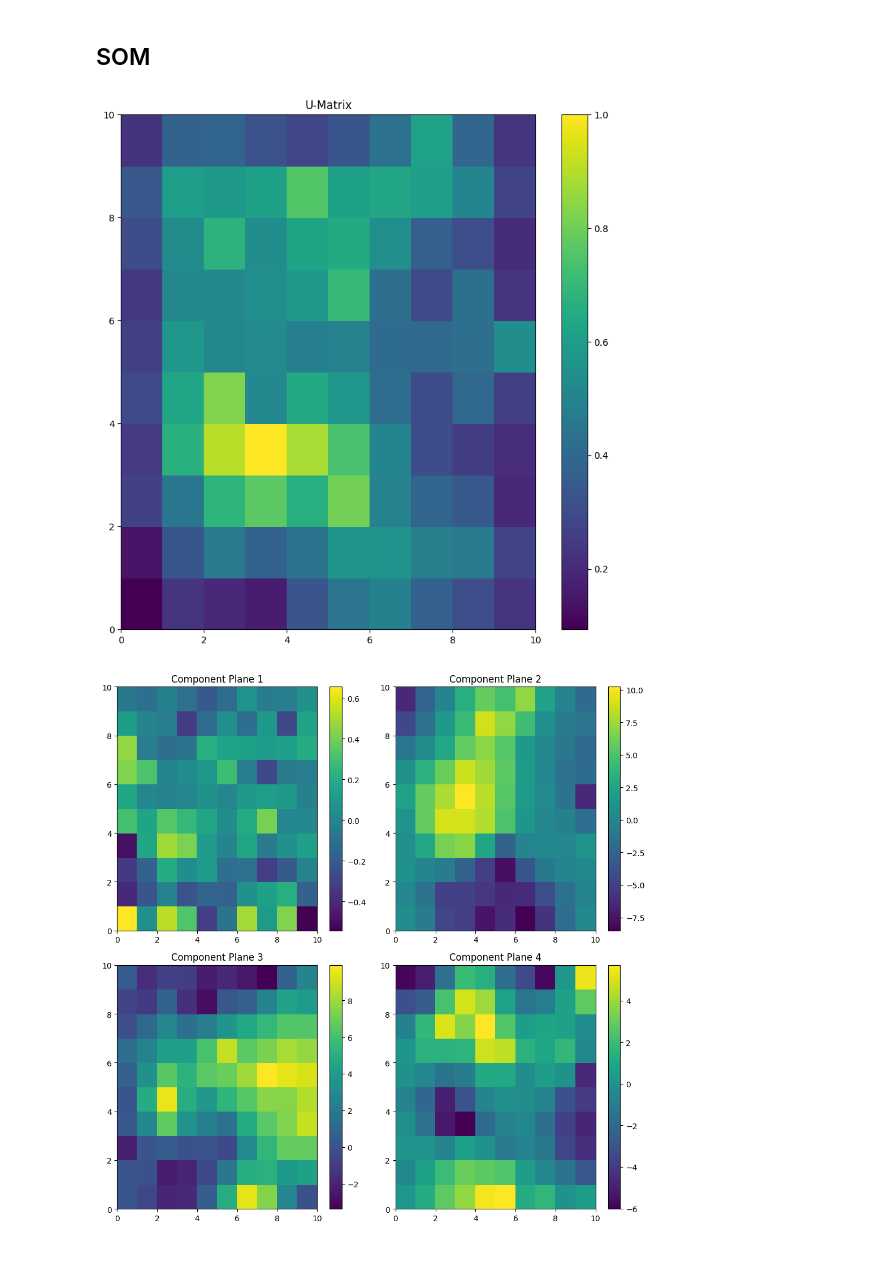
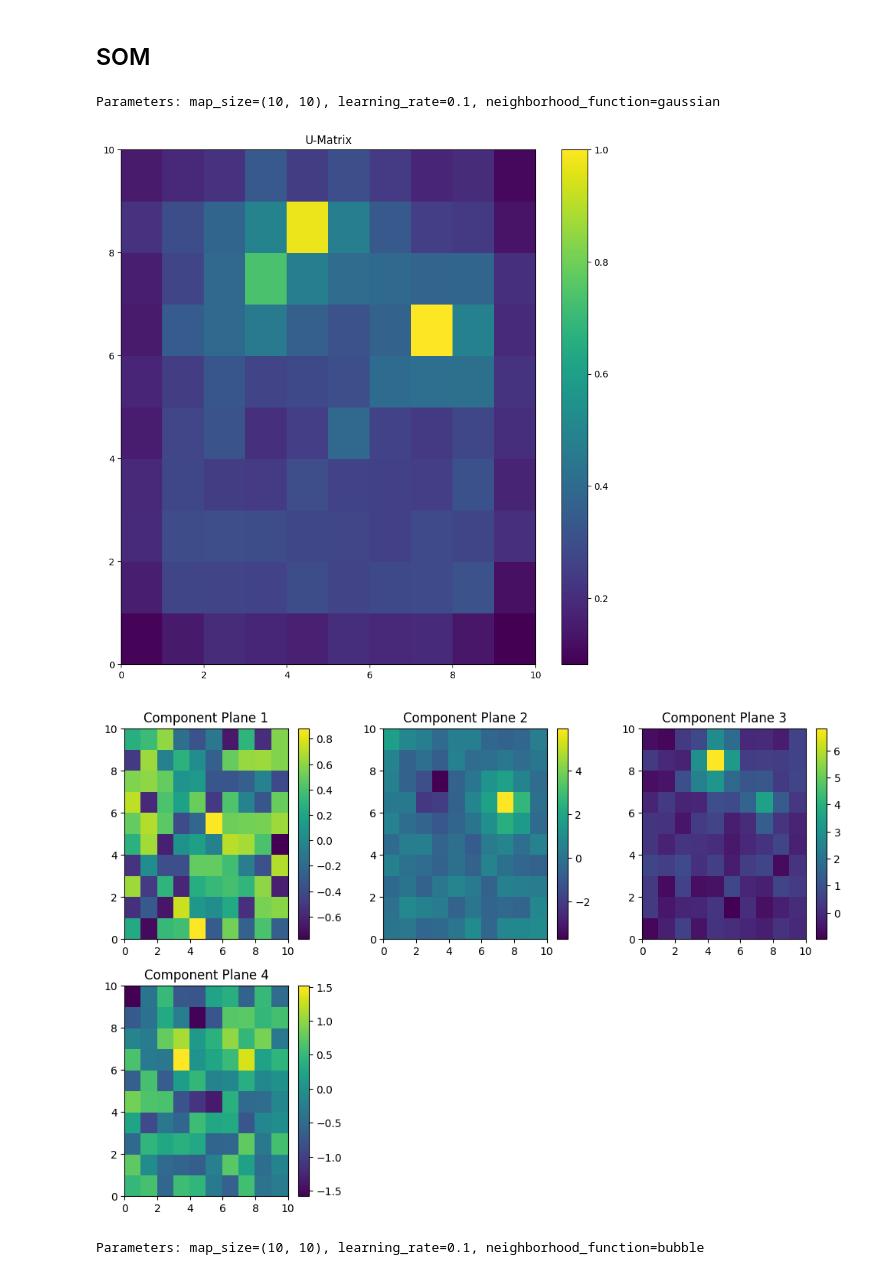
Before and after one commit to miqalvarez/A3, a Jupyter notebook: a3-data-exercise.ipynb, the cells around one changed output. Saved outputs shown, nothing was run; the diff lists cells and outputs as text; code cells hidden in the pictures.

```diff
--- a/a3-data-exercise.ipynb
+++ b/a3-data-exercise.ipynb
@@ -167,34 +172,39 @@ plt.show()
 # %%
 from minisom import MiniSom
 
 # Define SOM parameters
-map_size = (10, 10)  # Adjust map size as needed (minimum of 100 neurons)
-learning_rate = 0.5
-neighborhood_function = 'gaussian'  # Other options: 'bubble', 'triangle'
+m = [(10, 10), (15, 15)]
+l = [0.1, 0.5, 0.9]
+n = ['gaussian', 'bubble', 'triangle']
 
-# Create and train the SOM
-som = MiniSom(map_size[0], map_size[1], X.shape[1], learning_rate=learning_rate)
-som.train(X.values, 1000)
+for map_size in m:
+    for learning_rate in l:
+        for neighborhood_function in n:
+            print(f'Parameters: map_size={map_size}, learning_rate={learning_rate}, neighborhood_function={neighborhood_function}')
 
+            # Create and train the SOM
+            som = MiniSom(map_size[0], map_size[1], X.shape[1], learning_rate=learning_rate, neighborhood_function=neighborhood_function)
+            som.train(X.values, 100)
 
-# Visualize the SOM results
-# Plot the U-Matrix
-plt.figure(figsize=(10, 10))
-plt.pcolor(som.distance_map().T, cmap='viridis')
-plt.title('U-Matrix')
-plt.colorbar()
-plt.show()
+            # Plot the U-Matrix
+            plt.figure(figsize=(10, 10))
+            plt.pcolor(som.distance_map().T, cmap='viridis')
+            plt.title('U-Matrix')
+            plt.colorbar()
+            plt.show()
 
-# Plot the component planes for the best map
-plt.figure(figsize=(10, 10))
-for i, f in enumerate(data.columns[:-1]):
-    plt.subplot(2, 2, i + 1)
-    plt.pcolor(som.get_weights()[:, :, i].T, cmap='viridis')
-    plt.title(f'Component Plane {i + 1}')
-    plt.colorbar()
+            # Plot the component planes for the best map
+            plt.figure(figsize=(10, 10))
+            for i, f in enumerate(data.columns[:-1]):
+                plt.subplot(3, 3, i + 1)
+                plt.pcolor(som.get_weights()[:, :, i].T, cmap='viridis')
+                plt.title(f'Component Plane {i + 1}')
+                plt.colorbar()
 
-plt.tight_layout()
-plt.show()
+            plt.tight_layout()
+            plt.show()
 # %% [output]
+Parameters: map_size=(10, 10), learning_rate=0.1, neighborhood_function=gaussian
-[figure, old version]
+[figure, new version]
-[figure, old version]
+[figure, new version]
+Parameters: map_size=(10, 10), learning_rate=0.1, neighborhood_function=bubble
```
Also changed, not shown: parts of 3 cells of this notebook, 19 other files.
